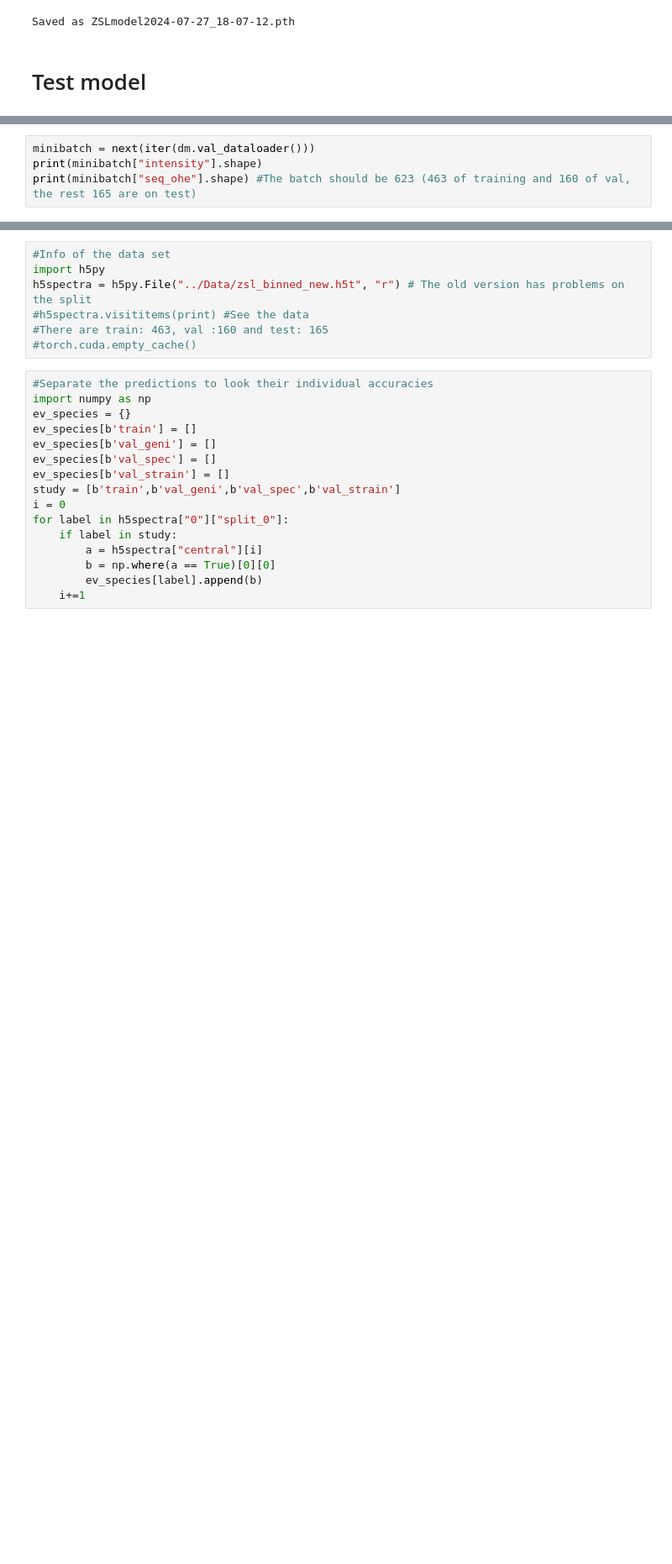
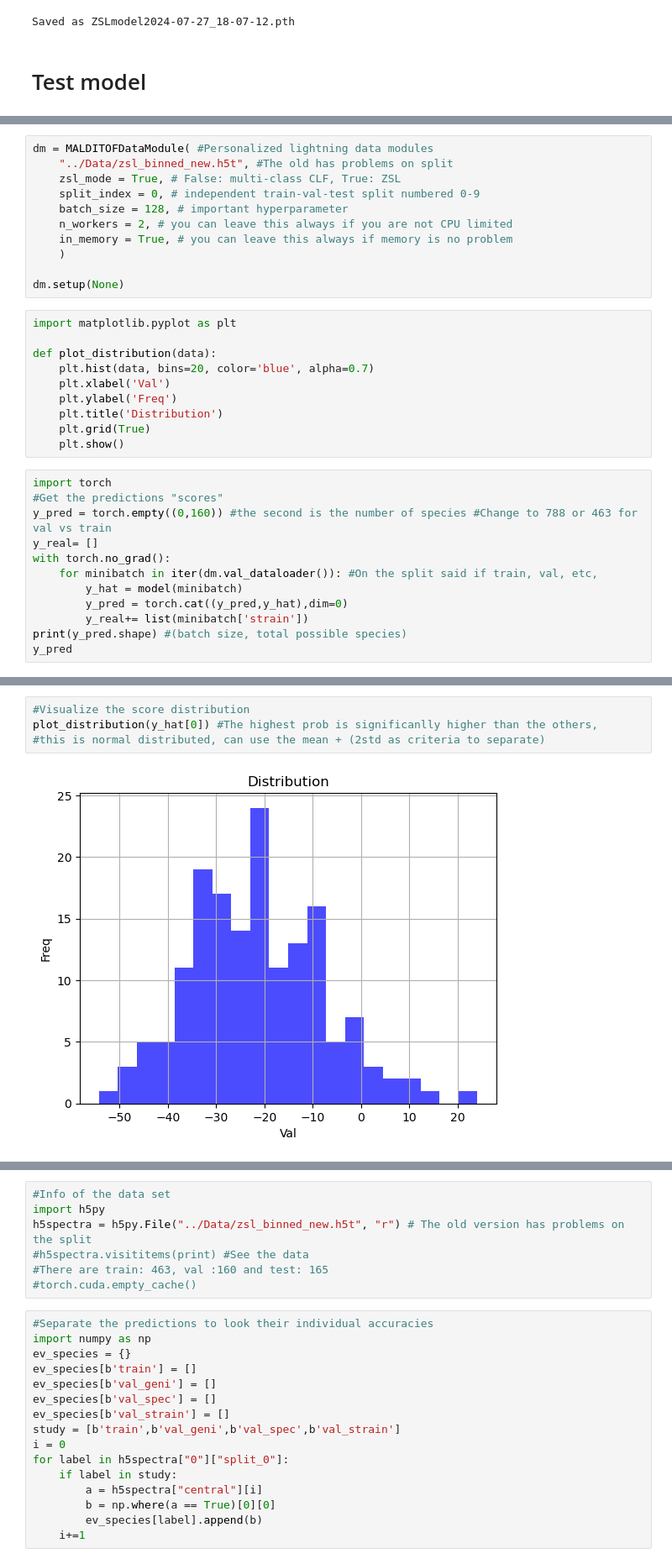
Before and after one commit to JICV4/Thesis, a Jupyter notebook: Example_ZSL.ipynb, the cells around one changed output, grey strips where cells are left out. Shown at 84% size. Saved outputs shown, nothing was run; the diff lists cells and outputs as text; blank space fills up the shorter version.

```diff
--- a/Example_ZSL.ipynb
+++ b/Example_ZSL.ipynb
@@ -173,4 +163,0 @@ if sure:
-# %%
-minibatch = next(iter(dm.val_dataloader()))
-print(minibatch["intensity"].shape)
-print(minibatch["seq_ohe"].shape) #The batch should be 623 (463 of training and 160 of val, the rest 165 are on test)
@@ -232,0 +235,33 @@ For the level Strain the F1 score is: 0.9641870260238647
+# %%
+dm = MALDITOFDataModule( #Personalized lightning data modules
+    "../Data/zsl_binned_new.h5t", #The old has problems on split
+    zsl_mode = True, # False: multi-class CLF, True: ZSL
+    split_index = 0, # independent train-val-test split numbered 0-9
+    batch_size = 128, # important hyperparameter
+    n_workers = 2, # you can leave this always if you are not CPU limited
+    in_memory = True, # you can leave this always if memory is no problem
+    )
+
+dm.setup(None)
+# %%
+import matplotlib.pyplot as plt
+
+def plot_distribution(data):
+    plt.hist(data, bins=20, color='blue', alpha=0.7)
+    plt.xlabel('Val')
+    plt.ylabel('Freq')
+    plt.title('Distribution')
+    plt.grid(True)
+    plt.show()
+# %%
+import torch
+#Get the predictions "scores"
+y_pred = torch.empty((0,160)) #the second is the number of species #Change to 788 or 463 for val vs train
+y_real= []
+with torch.no_grad():
+    for minibatch in iter(dm.val_dataloader()): #On the split said if train, val, etc,
+        y_hat = model(minibatch)
+        y_pred = torch.cat((y_pred,y_hat),dim=0)
+        y_real+= list(minibatch['strain'])
+print(y_pred.shape) #(batch size, total possible species)
+y_pred
@@ -232,0 +283,6 @@ For the level Strain the F1 score is: 0.9641870260238647
+# %%
+#Visualize the score distribution
+plot_distribution(y_hat[0]) #The highest prob is significanlly higher than the others,
+#this is normal distributed, can use the mean + (2std as criteria to separate)
+# %% [output]
+[figure, added]
```
Also changed, not shown: parts of 42 cells of this notebook, 2 other files.
